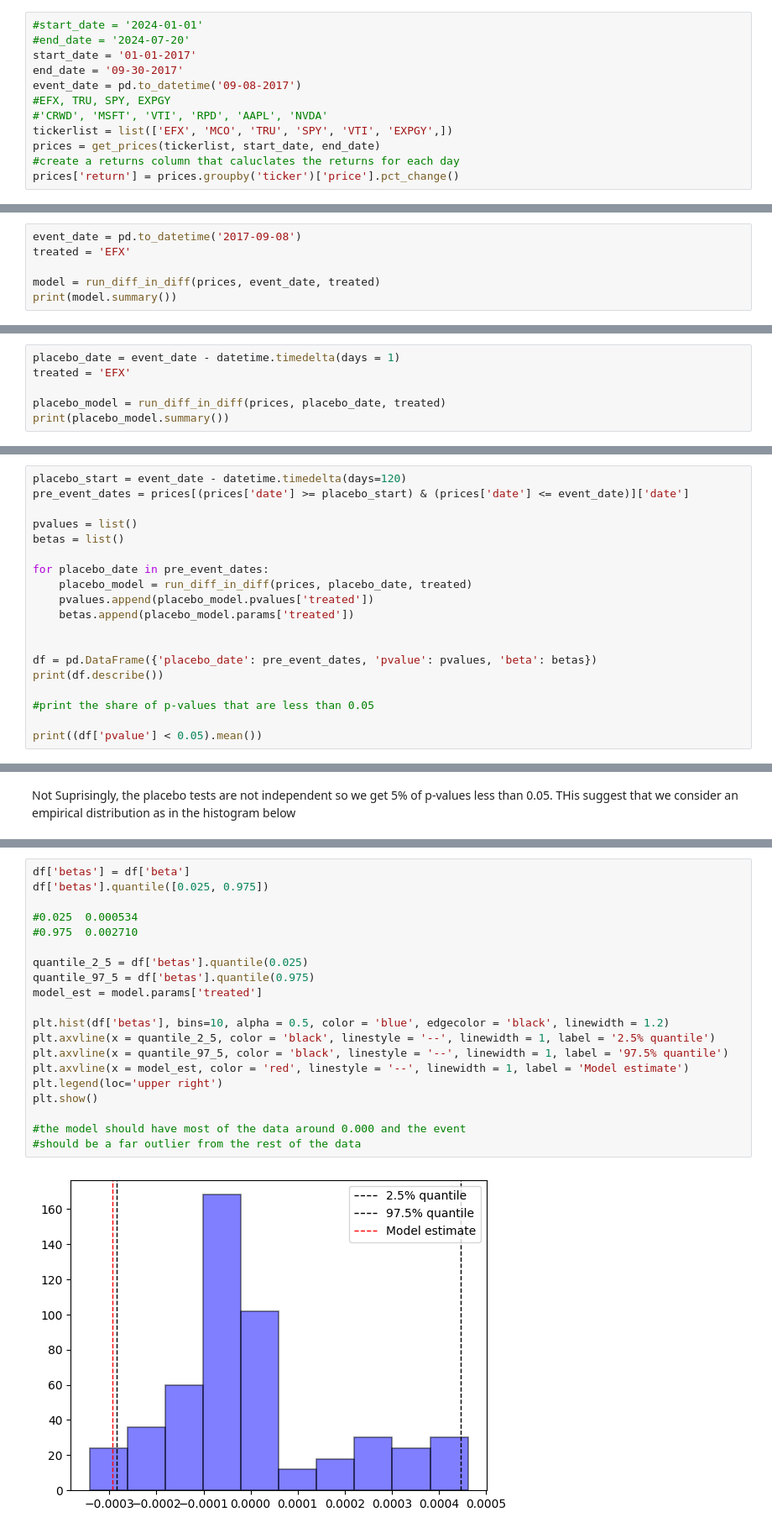
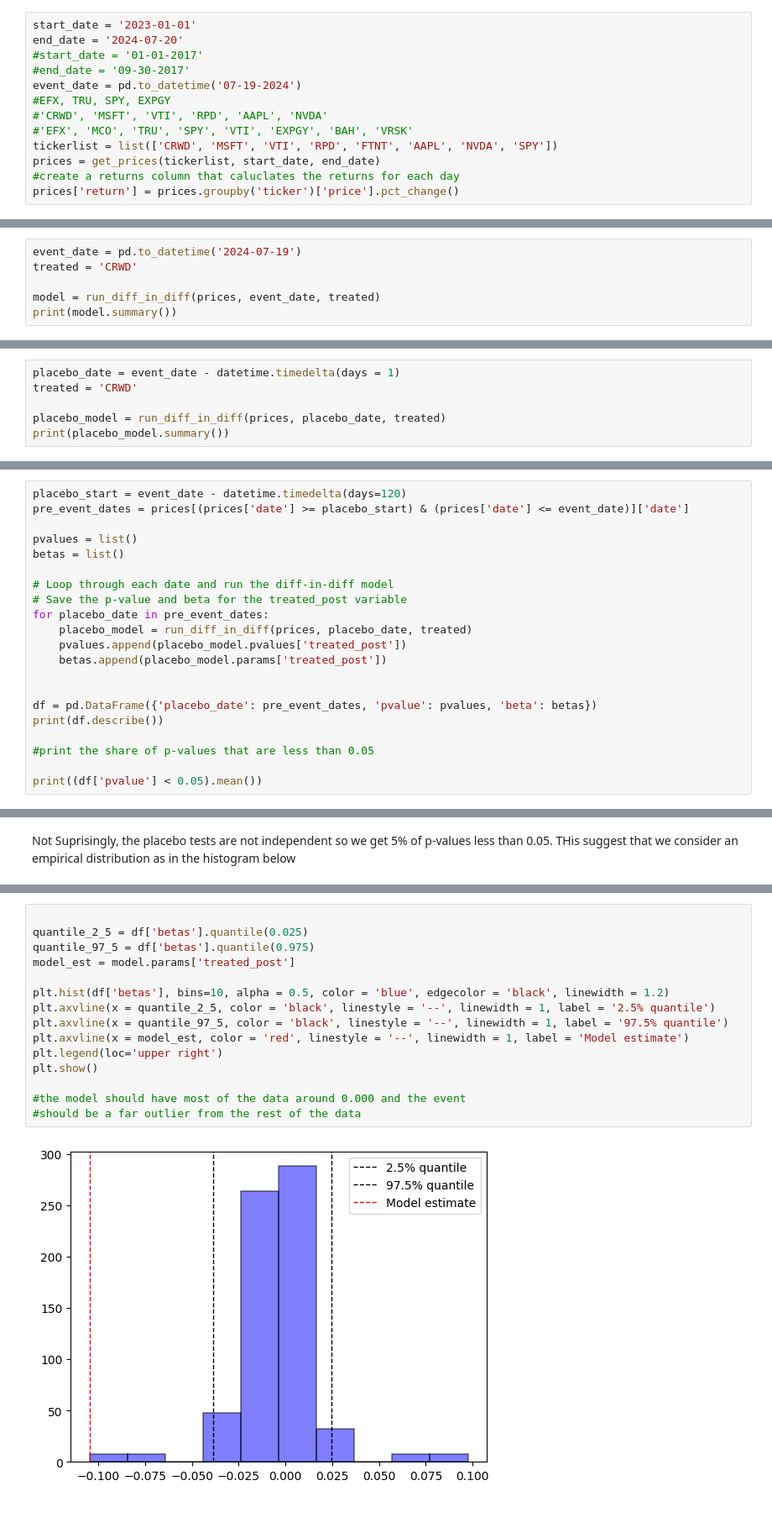
Before and after one commit to rellethy/Projects, a Jupyter notebook: crowdstrike.ipynb, the cells around one changed output, grey strips where cells are left out. Shown at 84% size. Cells and saved outputs as stored; diff of their text form.

```diff
--- a/crowdstrike.ipynb
+++ b/crowdstrike.ipynb
@@ -78,14 +86,15 @@ def difference_in_trends(df, event_date, treated):
 
     return model
 # %%
-#start_date = '2024-01-01'
-#end_date = '2024-07-20'
-start_date = '01-01-2017'
-end_date = '09-30-2017'
-event_date = pd.to_datetime('09-08-2017')
+start_date = '2023-01-01'
+end_date = '2024-07-20'
+#start_date = '01-01-2017'
+#end_date = '09-30-2017'
+event_date = pd.to_datetime('07-19-2024')
 #EFX, TRU, SPY, EXPGY
 #'CRWD', 'MSFT', 'VTI', 'RPD', 'AAPL', 'NVDA'
-tickerlist = list(['EFX', 'MCO', 'TRU', 'SPY', 'VTI', 'EXPGY',])
+#'EFX', 'MCO', 'TRU', 'SPY', 'VTI', 'EXPGY', 'BAH', 'VRSK'
+tickerlist = list(['CRWD', 'MSFT', 'VTI', 'RPD', 'FTNT', 'AAPL', 'NVDA', 'SPY'])
 prices = get_prices(tickerlist, start_date, end_date)
 #create a returns column that caluclates the returns for each day
 prices['return'] = prices.groupby('ticker')['price'].pct_change()
@@ -137,8 +165,8 @@ We see that on the day of the event, the stock dropped by 38%, we want to look a
 
 We're going to estimate returns against a dummy for being in the treated model, in this case is just Crowdstrike. We indicate post as the event date and an interaction between treated and post.
 # %%
-event_date = pd.to_datetime('2017-09-08')
-treated = 'EFX'
+event_date = pd.to_datetime('2024-07-19')
+treated = 'CRWD'
 
 model = run_diff_in_diff(prices, event_date, treated)
 print(model.summary())
@@ -201,6 +233,6 @@ strong multicollinearity problems or that the design matrix is singular.
 # %%
 placebo_date = event_date - datetime.timedelta(days = 1)
-treated = 'EFX'
+treated = 'CRWD'
 
 placebo_model = run_diff_in_diff(prices, placebo_date, treated)
 print(placebo_model.summary())
@@ -229,10 +267,12 @@ pre_event_dates = prices[(prices['date'] >= placebo_start) & (prices['date'] <=
 pvalues = list()
 betas = list()
 
+# Loop through each date and run the diff-in-diff model
+# Save the p-value and beta for the treated_post variable
 for placebo_date in pre_event_dates:
     placebo_model = run_diff_in_diff(prices, placebo_date, treated)
-    pvalues.append(placebo_model.pvalues['treated'])
-    betas.append(placebo_model.params['treated'])
+    pvalues.append(placebo_model.pvalues['treated_post'])
+    betas.append(placebo_model.params['treated_post'])
 
 
 df = pd.DataFrame({'placebo_date': pre_event_dates, 'pvalue': pvalues, 'beta': betas})
@@ -259,22 +317,17 @@ Not Suprisingly, the placebo tests are not independent so we get 5% of p-values
 # %%
-df['betas'] = df['beta']
-df['betas'].quantile([0.025, 0.975])
-
-#0.025  0.000534
-#0.975  0.002710
 
 quantile_2_5 = df['betas'].quantile(0.025)
 quantile_97_5 = df['betas'].quantile(0.975)
-model_est = model.params['treated']
+model_est = model.params['treated_post']
 
 plt.hist(df['betas'], bins=10, alpha = 0.5, color = 'blue', edgecolor = 'black', linewidth = 1.2)
 plt.axvline(x = quantile_2_5, color = 'black', linestyle = '--', linewidth = 1, label = '2.5% quantile')
 plt.axvline(x = quantile_97_5, color = 'black', linestyle = '--', linewidth = 1, label = '97.5% quantile')
 plt.axvline(x = model_est, color = 'red', linestyle = '--', linewidth = 1, label = 'Model estimate')
 plt.legend(loc='upper right')
 plt.show()
 
 #the model should have most of the data around 0.000 and the event
 #should be a far outlier from the rest of the data
 # %% [output]
-[figure, old version]
+[figure, new version]
```
Also changed, not shown: parts of 17 cells of this notebook.
